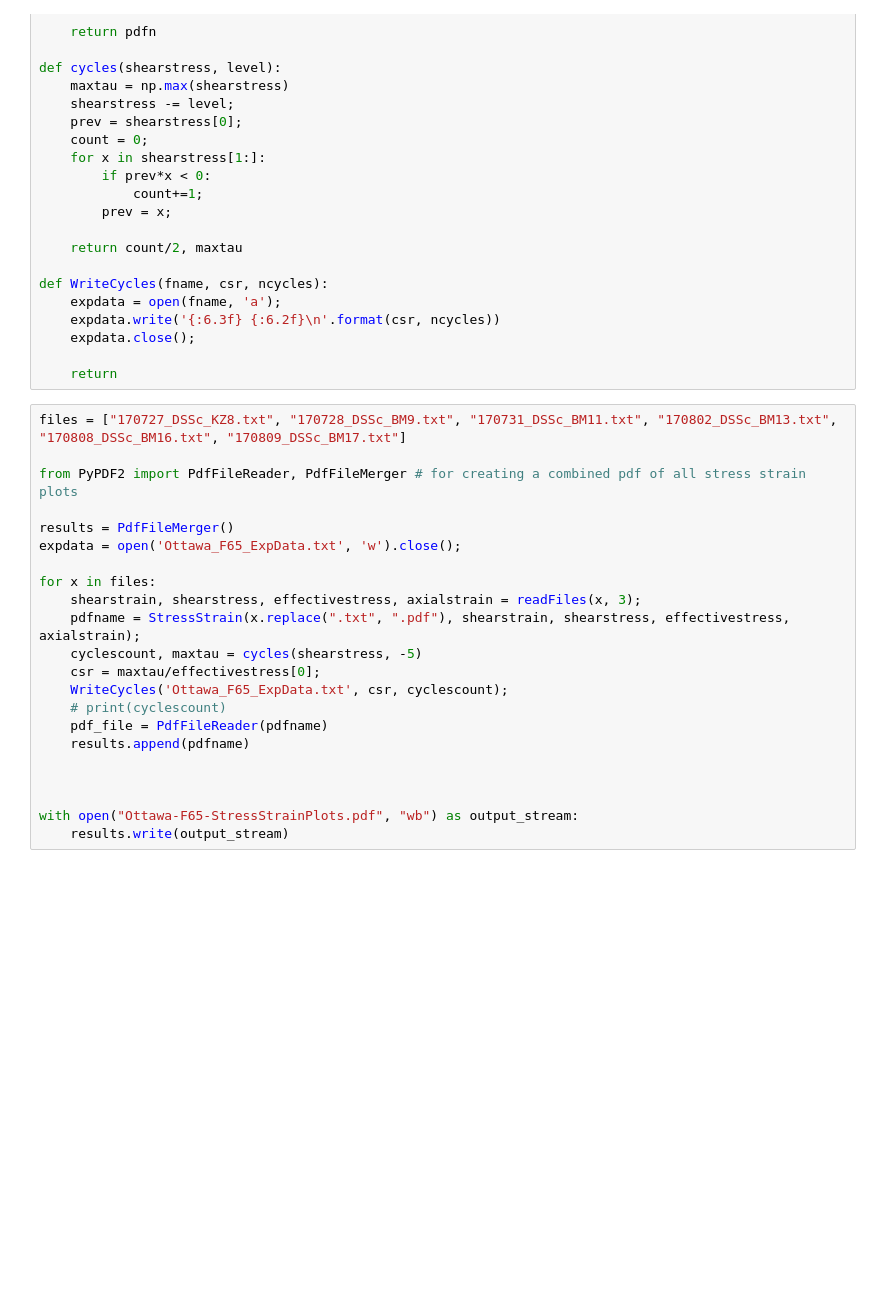
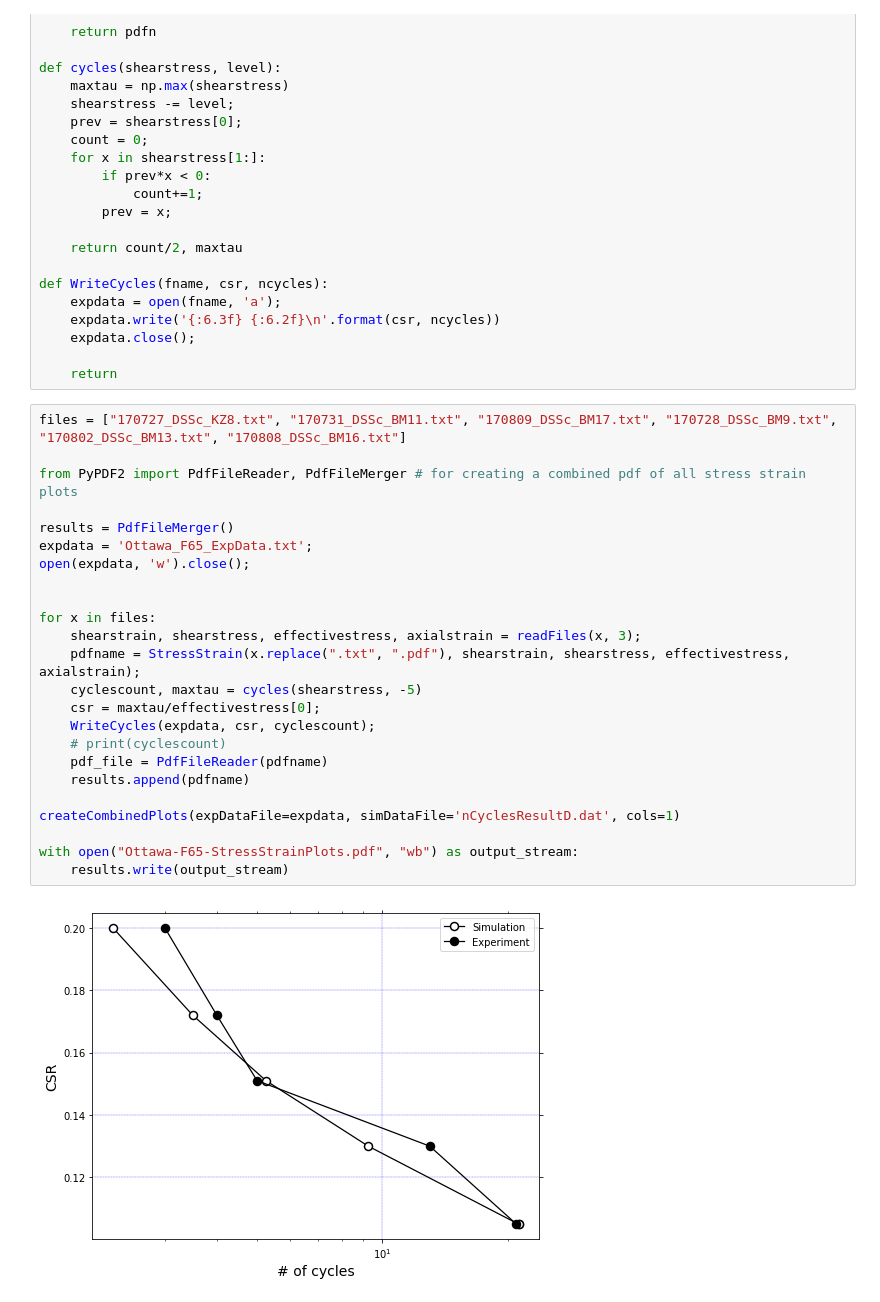
Before and after one commit to nair-164/MultipleCases, a Jupyter notebook: Main/CSS-OPenSees-MultipleCases-20210609T144222Z-001/CSS-OPenSees-MultipleCases/PlotRecreation.ipynb, the cells around one changed output. Cells and saved outputs as stored; diff of their text form; blank space fills up the shorter version.

```diff
--- a/Main/CSS-OPenSees-MultipleCases-20210609T144222Z-001/CSS-OPenSees-MultipleCases/PlotRecreation.ipynb
+++ b/Main/CSS-OPenSees-MultipleCases-20210609T144222Z-001/CSS-OPenSees-MultipleCases/PlotRecreation.ipynb
@@ -248,24 +248,28 @@ def WriteCycles(fname, csr, ncycles):
 
     return
 # %%
-files = ["170727_DSSc_KZ8.txt", "170728_DSSc_BM9.txt", "170731_DSSc_BM11.txt", "170802_DSSc_BM13.txt", "170808_DSSc_BM16.txt", "170809_DSSc_BM17.txt"]
+files = ["170727_DSSc_KZ8.txt", "170731_DSSc_BM11.txt", "170809_DSSc_BM17.txt", "170728_DSSc_BM9.txt",  "170802_DSSc_BM13.txt", "170808_DSSc_BM16.txt"]
 
 from PyPDF2 import PdfFileReader, PdfFileMerger # for creating a combined pdf of all stress strain plots
 
 results = PdfFileMerger()
-expdata = open('Ottawa_F65_ExpData.txt', 'w').close();
+expdata = 'Ottawa_F65_ExpData.txt';
+open(expdata, 'w').close();
+
 
 for x in files:
     shearstrain, shearstress, effectivestress, axialstrain = readFiles(x, 3);
     pdfname = StressStrain(x.replace(".txt", ".pdf"), shearstrain, shearstress, effectivestress, axialstrain);
     cyclescount, maxtau = cycles(shearstress, -5)
     csr = maxtau/effectivestress[0];
-    WriteCycles('Ottawa_F65_ExpData.txt', csr, cyclescount);
+    WriteCycles(expdata, csr, cyclescount);
     # print(cyclescount)
     pdf_file = PdfFileReader(pdfname)
     results.append(pdfname)
 
-
+createCombinedPlots(expDataFile=expdata, simDataFile='nCyclesResultD.dat', cols=1)
 
 with open("Ottawa-F65-StressStrainPlots.pdf", "wb") as output_stream:
     results.write(output_stream)
+# %% [output]
+[figure, added]
```
Also changed, not shown: 24 other files.
